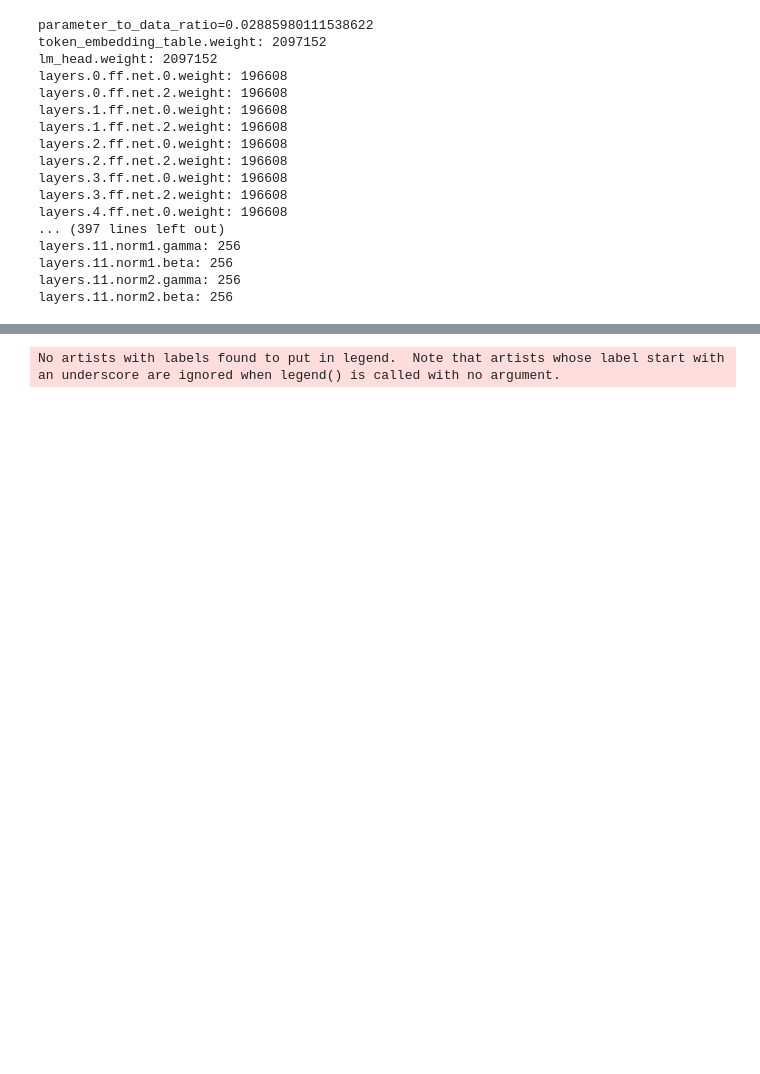
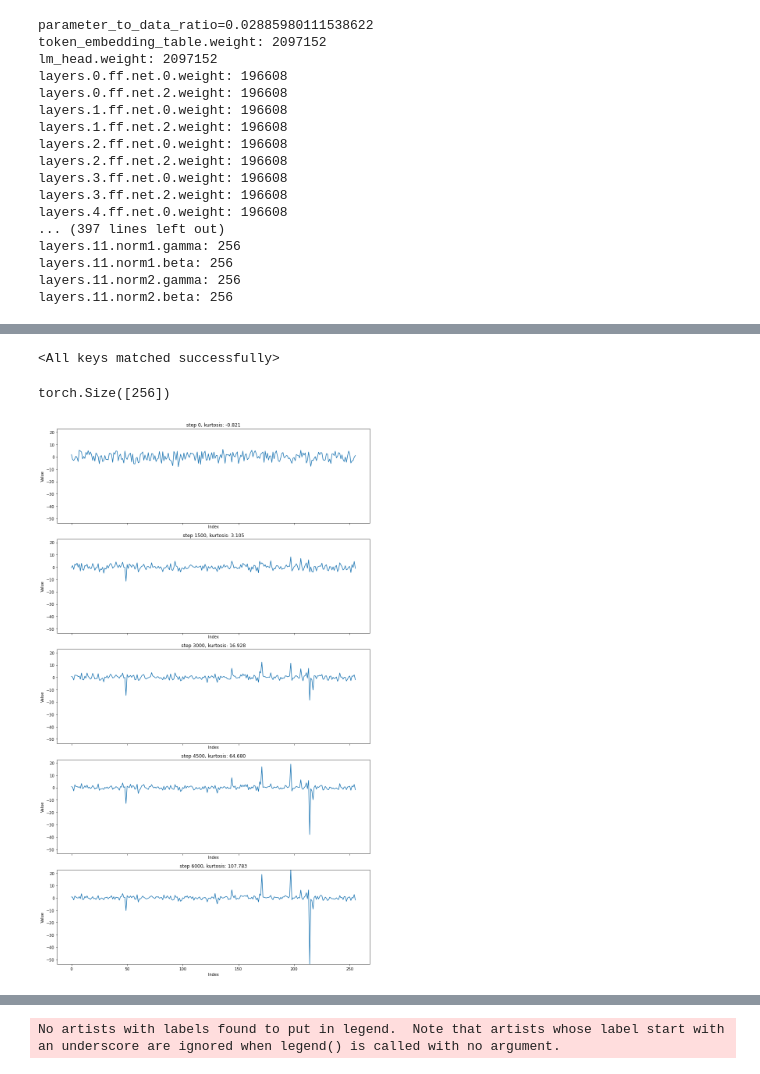
Before and after one commit to Activated-AI/llm-outlier-channel-exploration, a Jupyter notebook: train-llm.ipynb, the cells around one changed output, grey strips where cells are left out. Cells and saved outputs as stored; diff of their text form; code cells hidden in the pictures; blank space fills up the shorter version.

```diff
--- a/train-llm.ipynb
+++ b/train-llm.ipynb
@@ -656,0 +643,4 @@ losses = estimate_loss(is_last=True)
+# %%
+model.load_state_dict(torch.load('models/6000.pt'))
+# %% [output]
+<All keys matched successfully>
@@ -656,0 +677,73 @@ losses = estimate_loss(is_last=True)
+# %%
+# Disable gradient tracking for the model
+def excess_kurtosis(emb):
+    mean = torch.mean(emb, dim=-1, keepdim=True) # BxTx1
+    std = torch.std(emb, dim=-1, keepdim=True) # BxTx1
+
+    centralized = emb - mean #BxTxC
+    fourth_moment = torch.mean(centralized**4, dim=-1, keepdim=True) # BxTx1
+    kurtosis = torch.squeeze(fourth_moment / std**4, dim=-1) # BxT
+    return kurtosis - 3
+
+model.eval()
+repeated_text = "Lilly saw a big red apple!"
+stored_embeddings = {}
+with torch.no_grad():
+    for filename in os.listdir('models/adam-checkpoints/'):
+        model_path = f"models/adam-checkpoints/{filename}"
+        model.load_state_dict(torch.load(model_path))
+        test_embedding = model.get_embedding(repeated_text)
+        stored_embeddings[f"step {filename.split('.')[0]}"] = test_embedding
+# %%
+stored_embeddings['step 1500'].shape
+# %% [output]
+torch.Size([256])
+# %%
+import matplotlib.pyplot as plt
+import torch
+
+# Assuming you have a dictionary with GPU tensors
+gpu_tensor_dict = {
+    'tensor1': torch.randn(100).cuda(),
+    'tensor2': torch.randn(100).cuda(),
+    'tensor3': torch.randn(100).cuda(),
+    # Add more tensors as needed
+}
+gpu_tensor_dict = stored_embeddings
+
+# Calculate the number of rows and columns for subplots
+num_tensors = len(gpu_tensor_dict)
+num_cols = 1  # You can adjust this
+num_rows = (num_tensors + num_cols - 1) // num_cols
+
+# Create a figure and subplots
+fig, axes = plt.subplots(num_rows, num_cols, figsize=(12, 4 * num_rows), sharex=True, sharey=True)
+axes = axes.flatten()  # Flatten the axes array for easy indexing
+
+# Find global min and max values
+all_values = torch.cat(list(gpu_tensor_dict.values()), dim=0)
+global_min = all_values.min().item()
+global_max = all_values.max().item()
+
+# Plot each tensor
+for idx, (key, tensor) in enumerate(gpu_tensor_dict.items()):
+    # Move tensor to CPU and convert to numpy array
+    excess_kurtosis_value = excess_kurtosis(tensor).item()
+    cpu_tensor = tensor.cpu().numpy()
+
+    # Plot on the corresponding subplot
+    axes[idx].plot(cpu_tensor)
+    axes[idx].set_title(f"{key}, kurtosis: {excess_kurtosis_value:.3f}")
+    axes[idx].set_xlabel('Index')
+    axes[idx].set_ylabel('Value')
+    axes[idx].set_ylim(global_min, global_max)
+
+# Remove any unused subplots
+for idx in range(num_tensors, len(axes)):
+    fig.delaxes(axes[idx])
+
+# Adjust layout and display the plot
+plt.tight_layout()
+plt.show()
+# %% [output]
+[figure, added]
```
Also changed, not shown: parts of 11 cells of this notebook, 5 other files.
